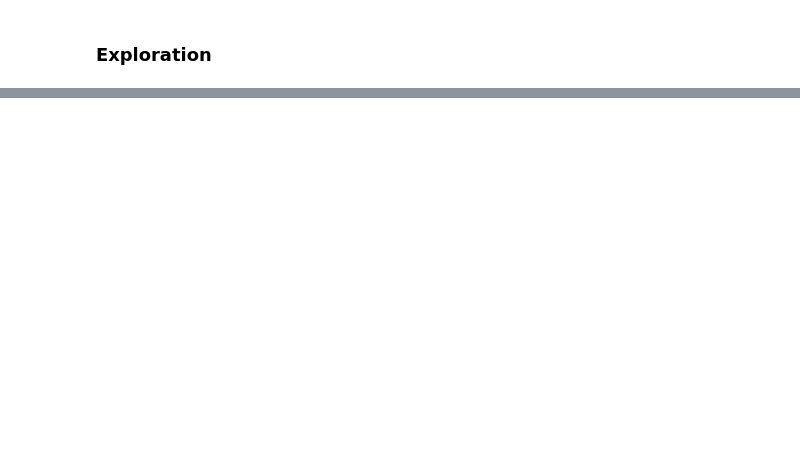
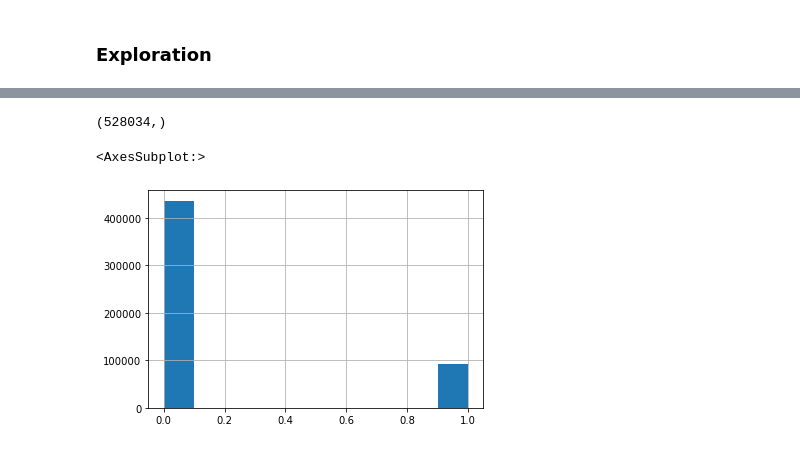
Before and after one commit to vmccready/loan-default-predictor, a Jupyter notebook: exploration.ipynb, the cells around one changed output, grey strips where cells are left out. Cells and saved outputs as stored; diff of their text form; code cells hidden in the pictures; blank space fills up the shorter version.

```diff
--- a/exploration.ipynb
+++ b/exploration.ipynb
@@ -301,0 +212,11 @@ data.corr()
+# %%
+X['revol_util'] = X['revol_util'].apply(convert_pct)
+X['int_rate'] = X['int_rate'].apply(convert_pct)
+# %%
+# For now, drop columns that need to be converted to float
+to_clean = ['int_rate', 'earliest_cr_line', 'emp_length']
+
+X = X.drop(to_clean, axis=1)
+# %%
+# For now, drop all rows with missing data
+X = X.dropna()
@@ -301,0 +239,12 @@ data.corr()
+# %%
+y = data[target].iloc[X.index]
+y = y['loan_status'].apply(lambda x: 1 if x=='Charged Off' else 0)
+# %%
+y.shape
+# %% [output]
+(528034,)
+# %%
+y.hist()
+# %% [output]
+<AxesSubplot:>
+[figure, added]
```
Also changed, not shown: parts of 51 cells of this notebook, 2 other files.
